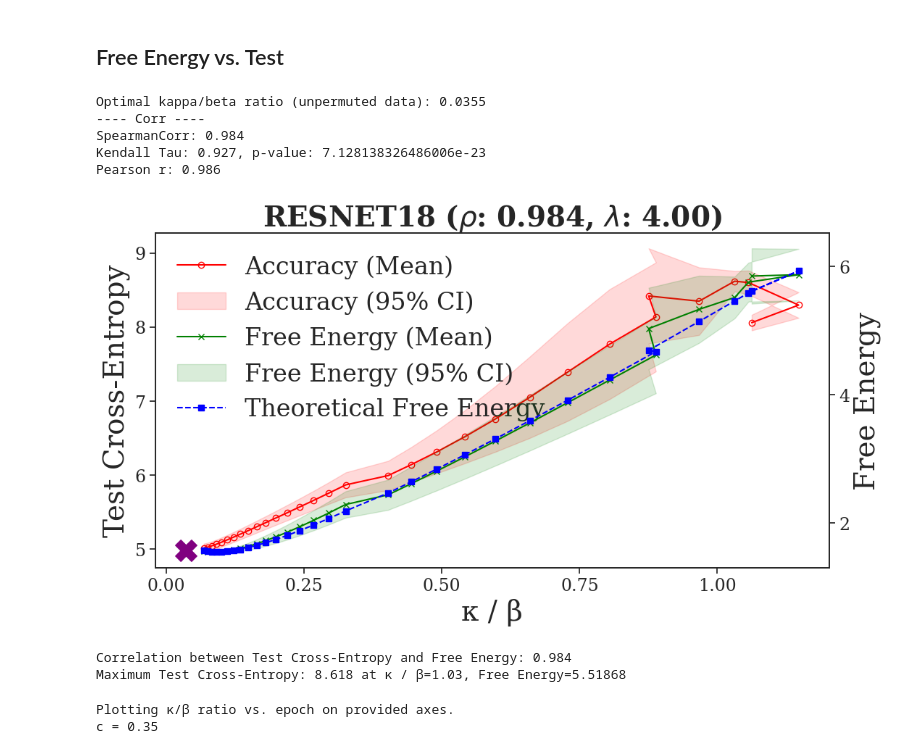
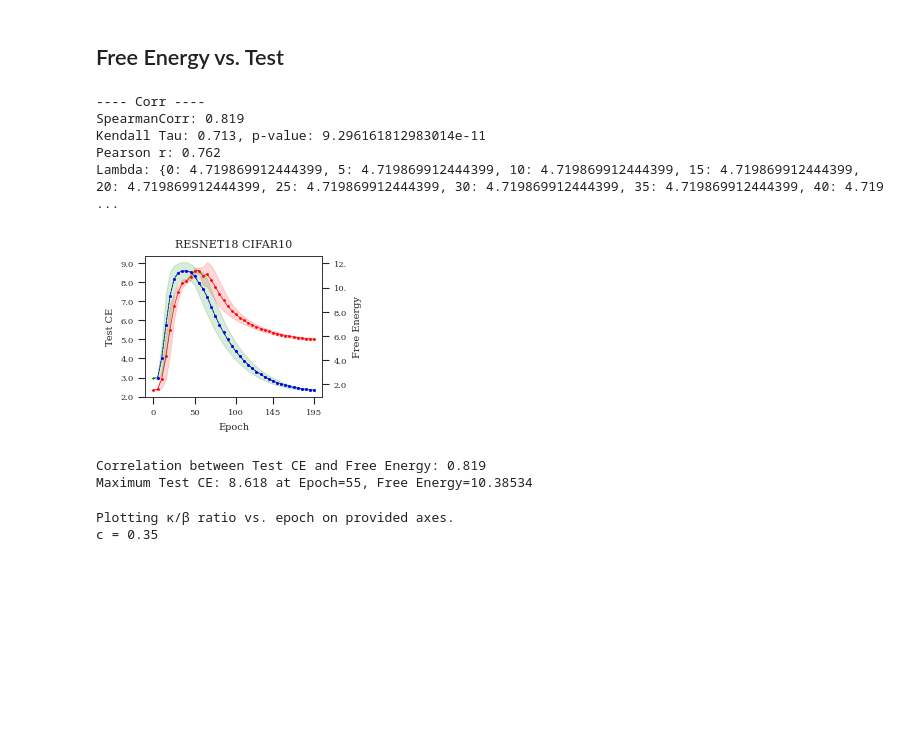
Before and after one commit to josephwilsonmaths/heavytail, a Jupyter notebook: heavy_tails.ipynb, the cells around one changed output. Cells and saved outputs as stored; diff of their text form; code cells hidden in the pictures; blank space fills up the shorter version.

```diff
--- a/heavy_tails.ipynb
+++ b/heavy_tails.ipynb
@@ -757,7 +1117,7 @@ fit.save_htmp_fit()
 # %%
 epoch = 105
-c = 0.8
-kappa = 1.9
+c = 0.3
+kappa = 0.2
 
 fit.kappa_opt[epoch] = kappa
 fit.beta_opt[epoch] = c / fit.tau_opt[epoch]
@@ -1279,7 +1630,7 @@ fit = esdfit.ESDFit(
     batch_size=100,
     file_dir='results/htmp/epoch',
     permuted_labels=True,
-    layer='layer4.0.conv1',
+    layer='layer3.0.conv2',
     nonzero_eigs_only=True,
 )
 fit.load_htmp_fit()
@@ -1297,13 +1644,14 @@ fit._get_gamma()
 fit.fit_htmp(search_method='grid',
              method = 'ks',
              shared_beta_grid=False,
-             beta_from_tau=True,
-             c = 0.35,
-             kappa_min=0.2,
-             kappa_max=1,
-             num_kappas=10,
+             beta_from_tau=False,
+             beta_from_mean=True,
+             c = 0.5,
+             kappa_min=0.011,
+             kappa_max=3.11,
+             num_kappas=50,
              kappa_log_scale=False,
-             n_eval=100,
+             n_eval=50,
              beta_min=0.1,
              beta_max = 5,
              num_betas = 10,
@@ -1377,7 +1727,7 @@ First epoch reaching train acc 0.99: 55
 ## Free Energy vs. Test
 # %%
 lambas = {
-    'resnet18': 3.8642,
+    'resnet18': 4.719869912444399,
     'resnet34': 5.1597,
     'resnet50': 5.75837,
 }
@@ -1388,9 +1738,12 @@ opt_h = {
 }
 lam = lambas[fit.model]
 
-start_index = 8
-max_epoch = 200
-x_var = 'kappa_beta_ratio'
+
+start_index = 0
+# x_var = 'kappa_beta_ratio'
+x_var = 'epochs'
+# lambda_metric = 'test_acc'
+lambda_metric = 'test_loss'
 
 # max_acc_epoch_index = np.argmax([fit.fileloader.get_test_acc_epoch(epoch) for epoch in range(5*start_index, max_epoch, 5)])
 # max_acc_epoch = 5*start_index + 5 * max_acc_epoch_index
@@ -1399,48 +1752,57 @@ x_var = 'kappa_beta_ratio'
 # lam = 3.8642356199853314 # ResNet18, same layer, trained on normal data, maximizes test acc
 
 if x_var == 'kappa_beta_ratio':
     # Compute optimal kappa/beta ratio
     # kappa = np.array([fit.kappa_opt[epoch] for epoch in fit.epoch_list[start_index::]]).mean()
     # c = np.array([fit.beta_opt[epoch] * fit.tau_opt[epoch] for epoch in fit.epoch_list[start_index::]]).mean()
     # gamma = fit._get_gamma()
 
     # opt_ratio = 2*gamma*kappa / (lam *(kappa + 2*gamma*c))
     opt_ratio = opt_h[fit.model]
     print(f'Optimal kappa/beta ratio (unpermuted data): {opt_ratio}')
 else:
     opt_ratio = None
 
-lam = 4
+# lam = 'fro_norm_inv'
 
 # Plot free energy fits
 fit.compute_free_energy(lam=lam, tau=0, weight_inverse=True)
 
 fit.plot_test_vs_free(variable=x_var,
-                      acc_key='test_loss',
-                      neg_free=False,
+                      acc_key=lambda_metric,
+                      neg_free=True if lambda_metric == 'test_acc' else False,
                       start_index =start_index,
                       plot_theoretical_free=True,
                       single_plot=True,
-                      fig_height=6,
-                      fig_width=12,
+                      fig_height=2,
+                      fig_width=PANEL_WIDTH,
                       fontsize=28,
                       ticksize=17,
                       texplot_enabled=True,
                       optimal_ratio=opt_ratio,
-                      marker_size=450,
+                      optimal_ratio_ms=75,
+                      marker_size=1,
+                      legend_markerscale=0.5,
+                      legend_loc='best',
+                      linewidth=0.5,
+                    #   bbox_to_anchor=(0.325, 0.95),
                       tight_layout=False,
-                      legend_on=True,
+                      legend_on=False,
                       legendbox=False,
-                      legendsize=24)
+                    #   vline_epochs=[55],
+                      vline_width=1.5,
+                      legendsize=18,
+                      confidence_int=True,
+                      file_dir='figures/paper_figures/')
 # %% [output]
-Optimal kappa/beta ratio (unpermuted data): 0.0355
 ---- Corr ----
-SpearmanCorr: 0.984
-Kendall Tau: 0.927, p-value: 7.128138326486006e-23
-Pearson r: 0.986
+SpearmanCorr: 0.819
+Kendall Tau: 0.713, p-value: 9.296161812983014e-11
+Pearson r: 0.762
+Lambda: {0: 4.719869912444399, 5: 4.719869912444399, 10: 4.719869912444399, 15: 4.719869912444399, 20: 4.719869912444399, 25: 4.719869912444399, 30: 4.719869912444399, 35: 4.719869912444399, 40: 4.719 ...
-[figure, old version]
+[figure, new version]
-Correlation between Test Cross-Entropy and Free Energy: 0.984
-Maximum Test Cross-Entropy: 8.618 at κ / β=1.03, Free Energy=5.51868
+Correlation between Test CE and Free Energy: 0.819
+Maximum Test CE: 8.618 at Epoch=55, Free Energy=10.38534
 # %%
 import esdfit as esdfit
 import numpy as np
```
Also changed, not shown: parts of 73 cells of this notebook, 29 other files.
